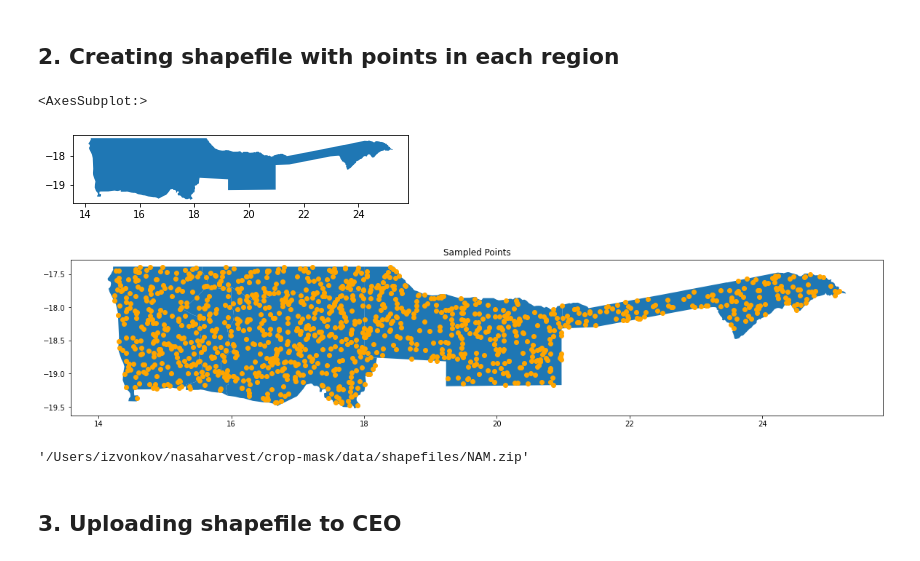
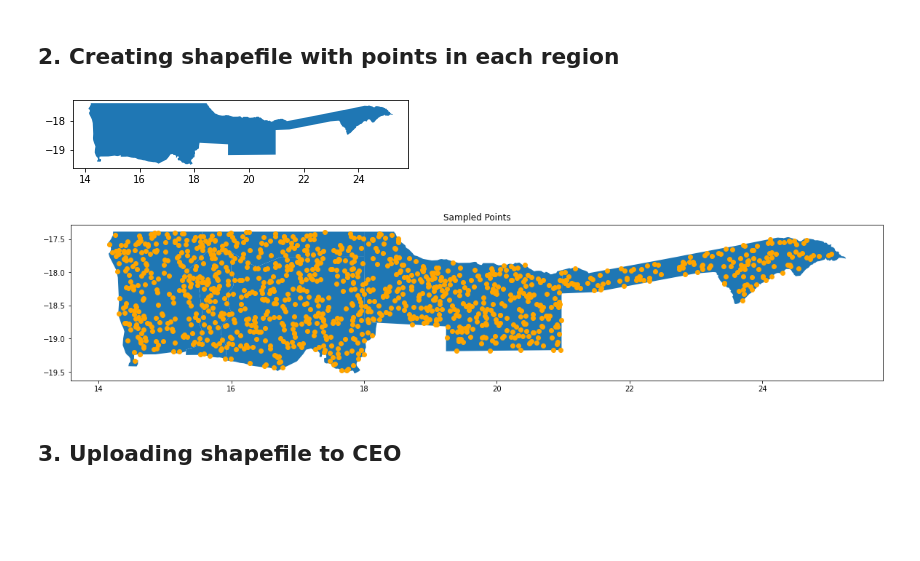
Before and after one commit to nasaharvest/crop-mask, a Jupyter notebook: notebooks/random_sample_from_shapefile_ceo.ipynb, the cells around one changed output. Drawn from its saved outputs; the diff is of its cells as text; code cells hidden in the pictures; blank space fills up the shorter version.

Commit message:
add project name and shapefile saving

```diff
--- a/notebooks/random_sample_from_shapefile_ceo.ipynb
+++ b/notebooks/random_sample_from_shapefile_ceo.ipynb
@@ -84,39 +93,38 @@ Boundary shapefile CRS is epsg:4326
 # %%
 boundary["roi"] = True
-boundary.dissolve(by="roi").plot();
+dissolved_boundary = boundary.dissolve(by="roi")
+dissolved_boundary.plot()
+create_shapefile_zip(dissolved_boundary, f"{project_name}_boundary")
 # %% [output]
-<AxesSubplot:>
 [figure]
 # %%
 # Function for sampling random points.
 # From https://gis.stackexchange.com/questions/294394/randomly-sample-from-geopandas-dataframe-in-python
 def random_points_in_polygon(num_points, polygon):
     points = []
     min_x, min_y, max_x, max_y = polygon.bounds
     i= 0
     while i < num_points:
         point = Point(random.uniform(min_x, max_x), random.uniform(min_y, max_y))
         if polygon.contains(point):
             points.append(point)
             i += 1
     return points  # returns list of shapely points
 
 # Sample n points within the shapefile
-boundary["roi"] = True
-dissolved_boundary = boundary.dissolve(by="roi").iloc[0]
-points = random_points_in_polygon(sample_amount, dissolved_boundary.geometry)
+points = random_points_in_polygon(sample_amount, dissolved_boundary.iloc[0].geometry)
 
 # Convert the list of points to a geodataframe
 points_gdf = gpd.GeoDataFrame([], geometry=gpd.points_from_xy(x=[p.x for p in points],
                                                                   y=[p.y for p in points]))
 
 # Plot the random points
 fig, ax = plt.subplots(1, figsize=(20,20))
 ax.set_title("Sampled Points")
 boundary.plot(ax=ax)
 points_gdf.plot(ax=ax, color="orange");
 # %% [output]
-[figure, old version]
+[figure, new version]
 # %%
 # Add columns for CEO formatting
 points_gdf['PLOTID'] = points_gdf.index
@@ -130,17 +138,10 @@ points_gdf['PLOTID'] = points_gdf['PLOTID'].astype(np.int64)
 points_gdf.crs = 'epsg:4326'
 # %%
 # Save the file as a new shapefile
-filename = f"{country_code}_random_sample_ceo_format.shp"
-folder = Path(f"../data/shapefiles/{country_code}")
-folder.mkdir(exist_ok=True, parents=True)
-points_gdf[['geometry', 'PLOTID', 'SAMPLEID']].to_file(folder / filename, index=False)
+create_shapefile_zip(points_gdf[['geometry', 'PLOTID', 'SAMPLEID']], f"{project_name}_random_sample_ceo")
 
-shutil.make_archive(folder, 'zip', folder)
-
-# When creating the labeling project in CEO, use this file for 'Plot Design' and 'Sample Design'
+# When creating the labeling project in CEO, use this file for 'Plot Design'
 # (select SHP in the drop-down).
-# %% [output]
-'/Users/izvonkov/nasaharvest/crop-mask/data/shapefiles/NAM.zip'
 # %% [markdown]
 ## 3. Uploading shapefile to CEO
 # %% [markdown]
```
Also changed, not shown: parts of 4 cells of this notebook.
